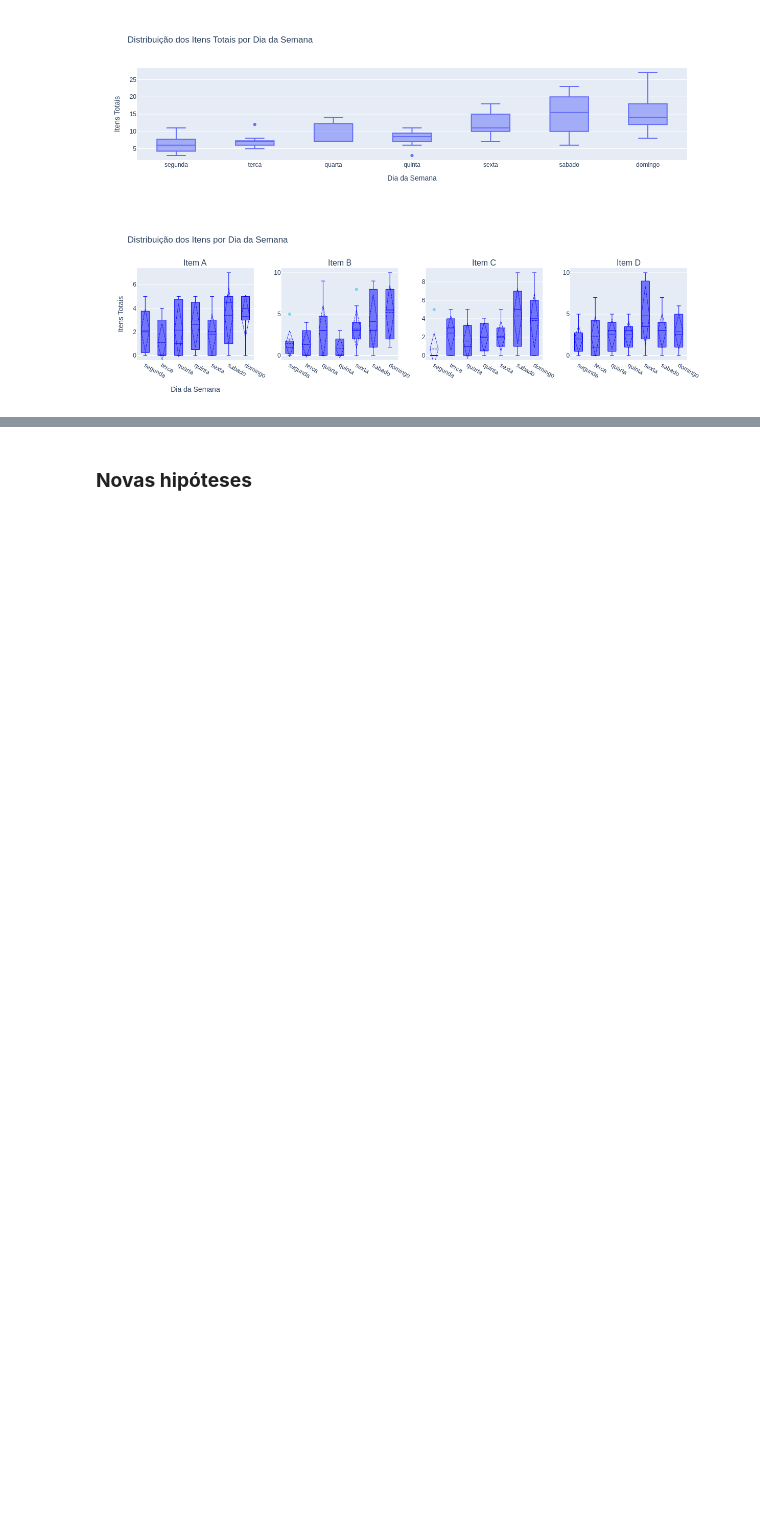
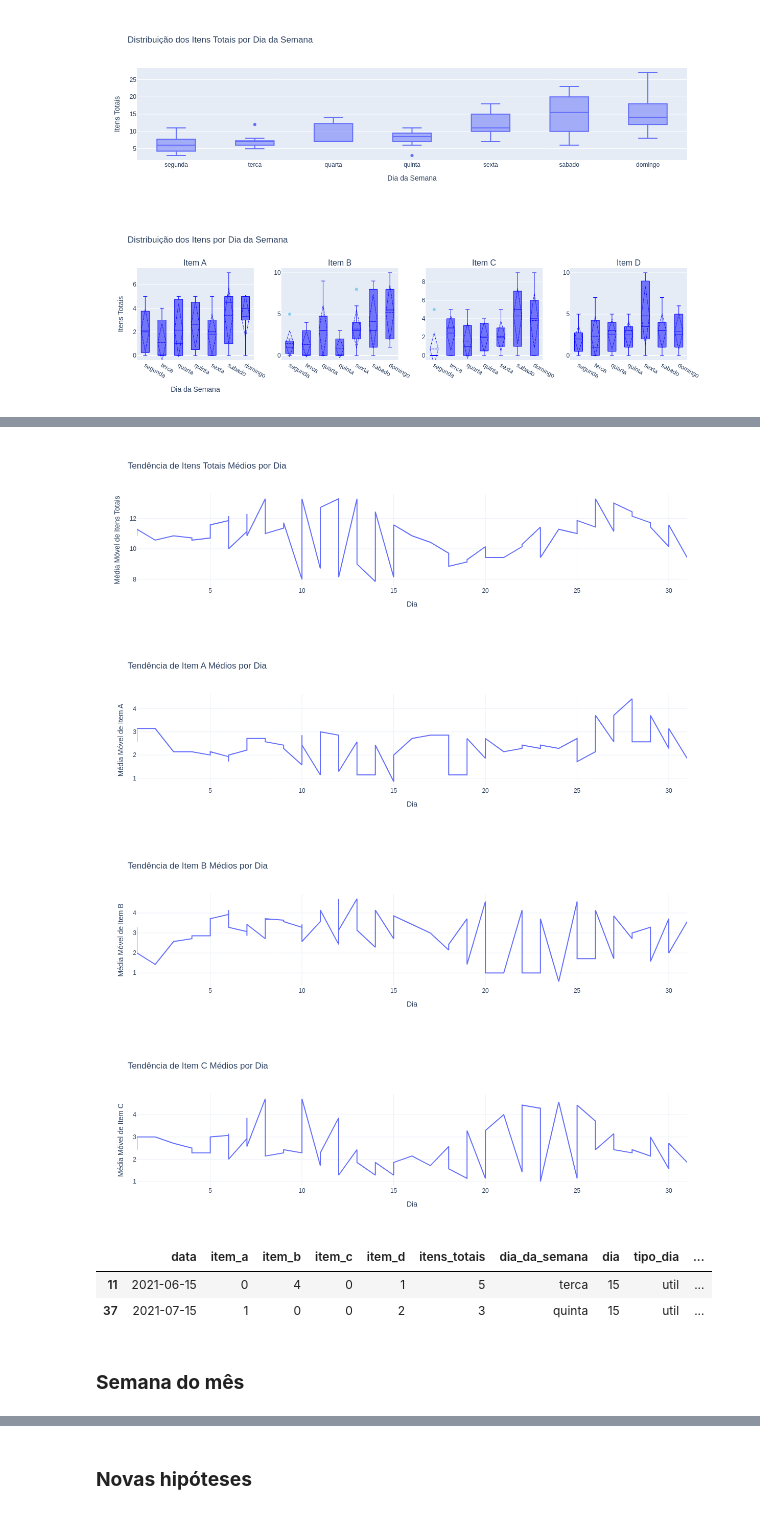
Before and after one commit to Eduardo-95-DS/case_mr_health, a Jupyter notebook: notebooks/Untitled.ipynb, the cells around one changed output, grey strips where cells are left out. Drawn from its saved outputs; the diff is of its cells as text; code cells hidden in the pictures; blank space fills up the shorter version.

```diff
--- a/notebooks/Untitled.ipynb
+++ b/notebooks/Untitled.ipynb
@@ -798,0 +795,44 @@ fig2.show()
+# %%
+aux = df4.sort_values('dia').copy()
+
+# Interpolar valores ausentes em 'itens_totais_mm'
+aux['itens_totais_mm'] = aux['itens_totais_mm'].interpolate()
+
+# Interpolar valores ausentes em 'item_a_mm'
+aux['item_a_mm'] = aux['item_a_mm'].interpolate()
+
+# Interpolar valores ausentes em 'item_b_mm'
+aux['item_b_mm'] = aux['item_b_mm'].interpolate()
+
+# Interpolar valores ausentes em 'item_c_mm'
+aux['item_c_mm'] = aux['item_c_mm'].interpolate()
+
+fig1 = px.line(aux, x='dia', y='itens_totais_mm', title='Tendência de Itens Totais Médios por Dia')
+fig1.update_layout(xaxis_title='Dia', yaxis_title='Média Móvel de Itens Totais', template='plotly_white')
+
+fig2 = px.line(aux, x='dia', y='item_a_mm', title='Tendência de Item A Médios por Dia')
+fig2.update_layout(xaxis_title='Dia', yaxis_title='Média Móvel de Item A', template='plotly_white')
+
+fig3 = px.line(aux, x='dia', y='item_b_mm', title='Tendência de Item B Médios por Dia')
+fig3.update_layout(xaxis_title='Dia', yaxis_title='Média Móvel de Item B', template='plotly_white')
+
+fig4 = px.line(aux, x='dia', y='item_c_mm', title='Tendência de Item C Médios por Dia')
+fig4.update_layout(xaxis_title='Dia', yaxis_title='Média Móvel de Item C', template='plotly_white')
+
+fig1.show()
+fig2.show()
+fig3.show()
+fig4.show()
+# %% [output]
+[figure, added]
+[figure, added]
+[figure, added]
+[figure, added]
+# %%
+df4[df4['dia']==15]
+# %% [output]
+|  | data | item_a | item_b | item_c | item_d | itens_totais | dia_da_semana | dia | tipo_dia | ... |
+| 11 | 2021-06-15 | 0 | 4 | 0 | 1 | 5 | terca | 15 | util | ... |
+| 37 | 2021-07-15 | 1 | 0 | 0 | 2 | 3 | quinta | 15 | util | ... |
+# %% [markdown]
+### **Semana do mês**
```
Also changed, not shown: parts of 30 cells of this notebook, 1 other file.
